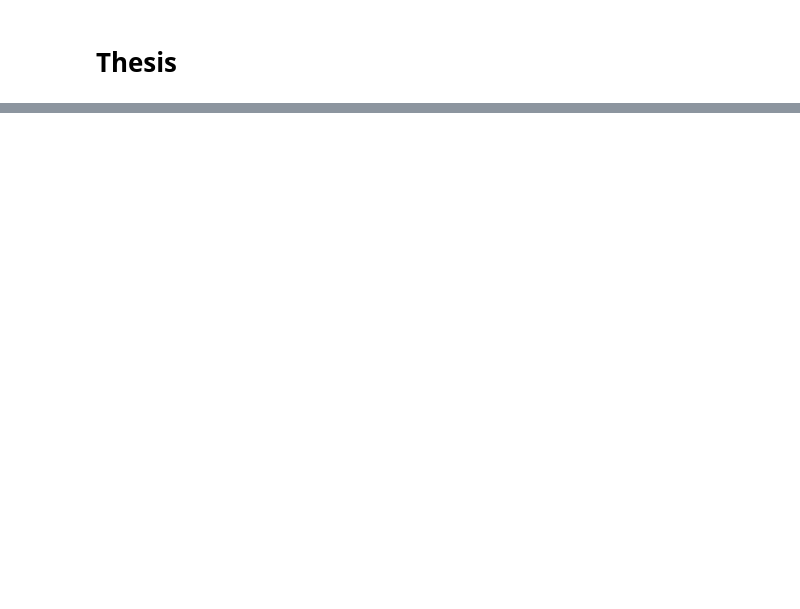
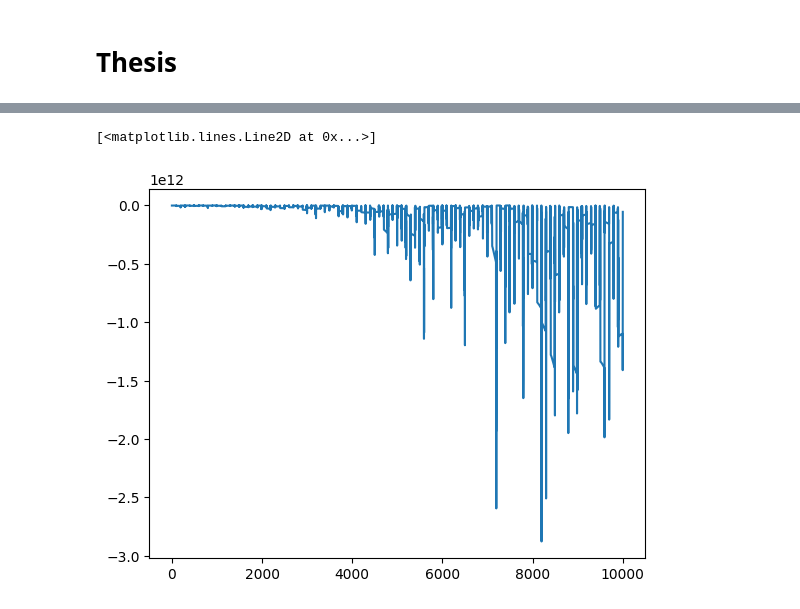
Before and after one commit to ChackMociute/Master-Thesis, a Jupyter notebook: agent.ipynb, the cells around one changed output, grey strips where cells are left out. Drawn from its saved outputs; the diff is of its cells as text; code cells hidden in the pictures; blank space fills up the shorter version.

```diff
--- a/agent.ipynb
+++ b/agent.ipynb
@@ -70,0 +337,5 @@ class GridCellWorld(Environment):
+# %%
+plt.plot(losses_q)
+# %% [output]
+[<matplotlib.lines.Line2D at 0x...>]
+[figure, added]
```
Also changed, not shown: parts of 16 cells of this notebook, 1 other file.
